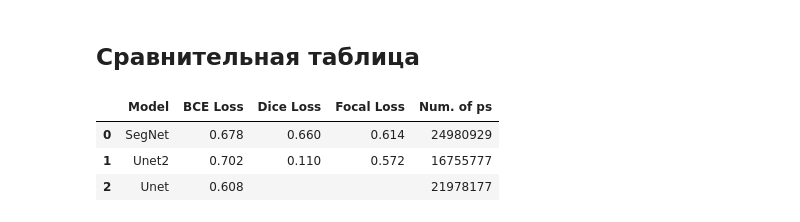
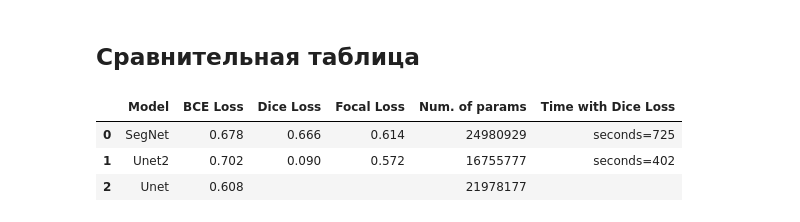
Before and after one commit to SofyPreo/sofypreo_dls, a Jupyter notebook: Segmentation/SofyPreo_semantic_segmentation.ipynb, the cells around one changed output. Cells and saved outputs as stored; diff of their text form; code cells hidden in the pictures.

```diff
--- a/Segmentation/SofyPreo_semantic_segmentation.ipynb
+++ b/Segmentation/SofyPreo_semantic_segmentation.ipynb
@@ -1245,19 +1272,17 @@ fig.show()
 # %%
 import pandas as pd
 
 comparison = pd.DataFrame({'Model': ['SegNet', 'Unet2', 'Unet'],
                    'BCE Loss': ['0.678', '0.702', '0.608'],
-                   'Dice Loss': ['0.660', '0.110', ''],
+                   'Dice Loss': ['0.666', '0.090', ''],
                    'Focal Loss': ['0.614', '0.572', ''],
-                   'Num. of ps': [segnet_total_params, unet2_total_params, unet_total_params]
+                   'Num. of params': ['24980929', '16755777', '21978177'],
+                   'Time with Dice Loss': ['seconds=725', 'seconds=402', '']
                    })
 
-def highlight_max(s, props=''):
-    return np.where(s == np.nanmax(s.values), props, '')
-
 comparison
 # %% [output]
-|  | Model | BCE Loss | Dice Loss | Focal Loss | Num. of ps |
-| 0 | SegNet | 0.678 | 0.660 | 0.614 | 24980929 |
-| 1 | Unet2 | 0.702 | 0.110 | 0.572 | 16755777 |
-| 2 | Unet | 0.608 |  |  | 21978177 |
+|  | Model | BCE Loss | Dice Loss | Focal Loss | Num. of params | Time with Dice Loss |
+| 0 | SegNet | 0.678 | 0.666 | 0.614 | 24980929 | seconds=725 |
+| 1 | Unet2 | 0.702 | 0.090 | 0.572 | 16755777 | seconds=402 |
+| 2 | Unet | 0.608 |  |  | 21978177 |  |
```
Also changed, not shown: parts of 11 cells of this notebook, 2 other files.
